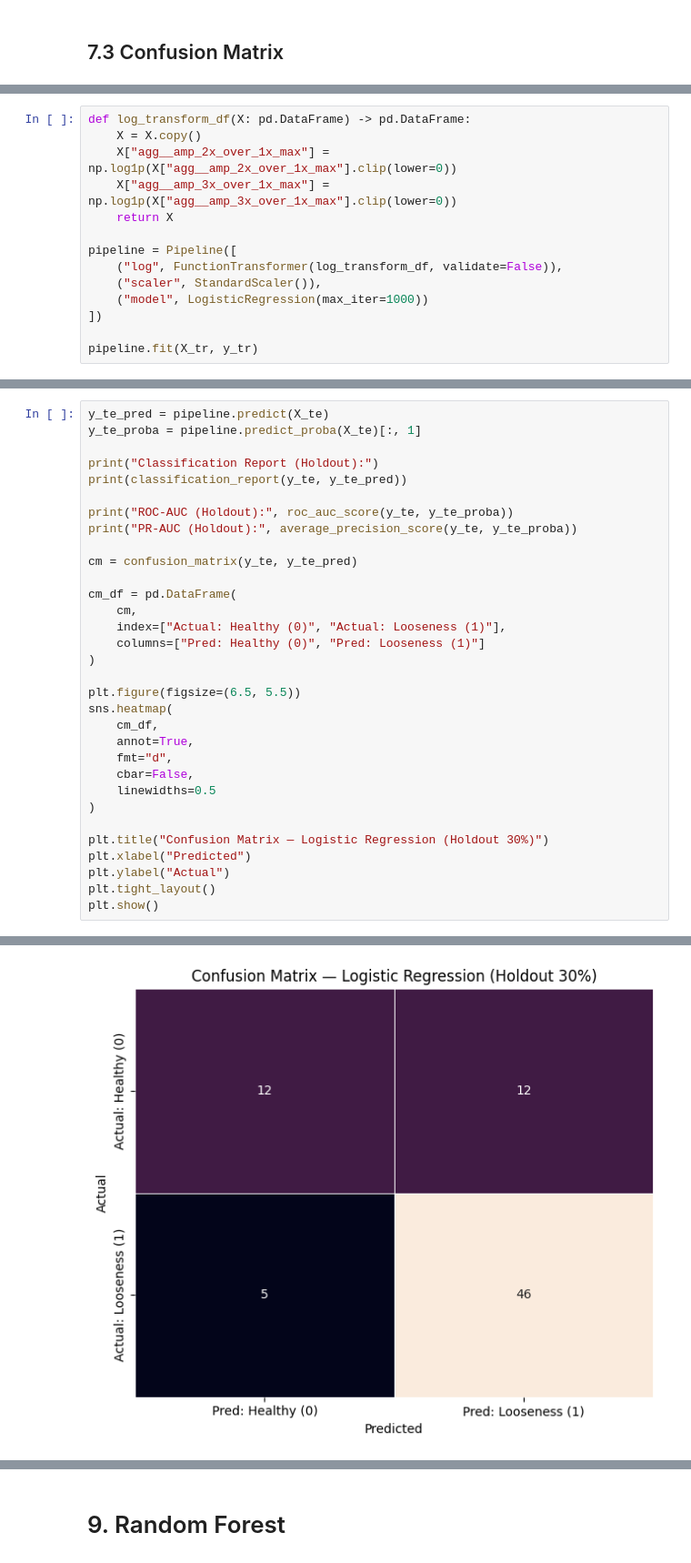
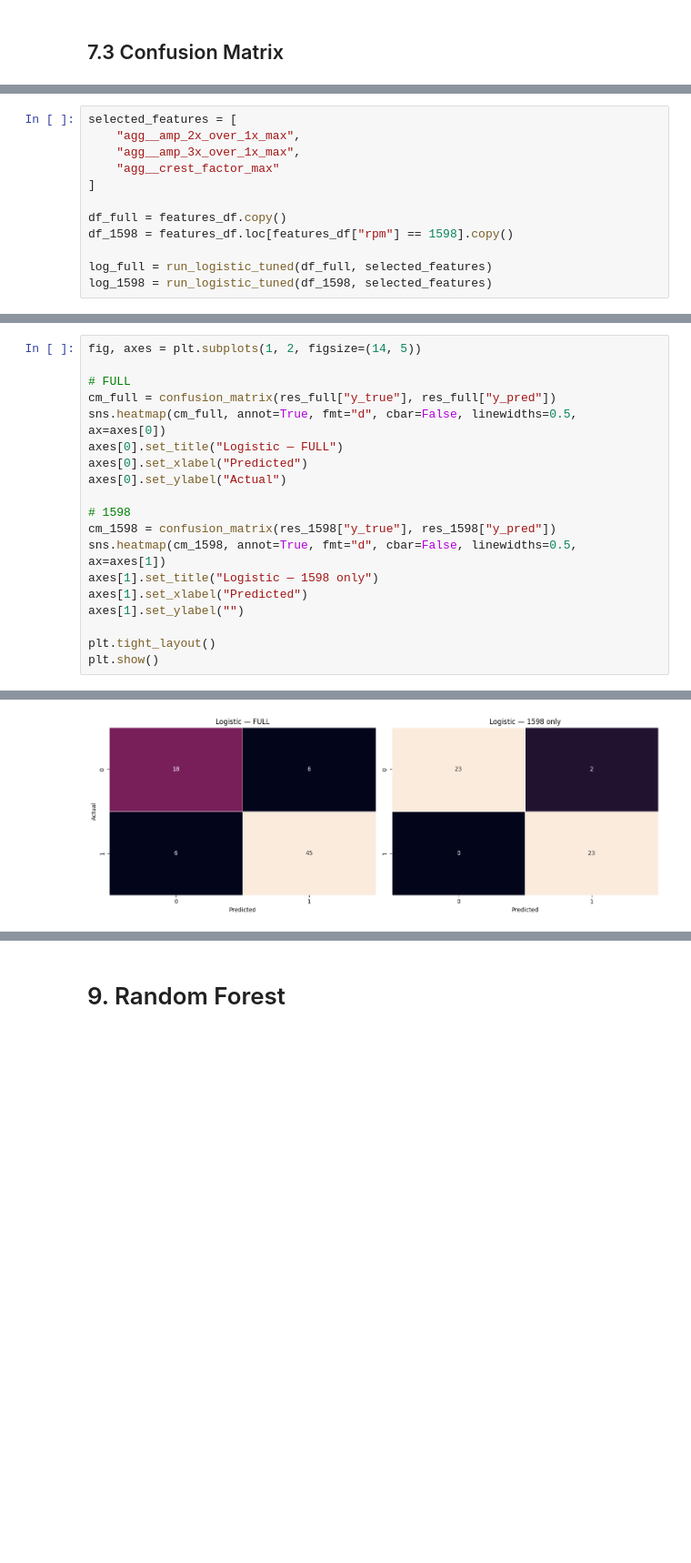
Before and after one commit to marioandrededeus/vibration-condition-monitoring, a Jupyter notebook: notebooks/01_part2_pipeline.ipynb, the cells around one changed output, grey strips where cells are left out. Shown at 91% size. Saved outputs shown, nothing was run; the diff lists cells and outputs as text; blank space fills up the shorter version.

```diff
--- a/notebooks/01_part2_pipeline.ipynb
+++ b/notebooks/01_part2_pipeline.ipynb
@@ -1557,14 +1631,12 @@ X_tr, X_te, y_tr, y_te = train_test_split(
 # %%
-def log_transform_df(X: pd.DataFrame) -> pd.DataFrame:
-    X = X.copy()
-    X["agg__amp_2x_over_1x_max"] = np.log1p(X["agg__amp_2x_over_1x_max"].clip(lower=0))
-    X["agg__amp_3x_over_1x_max"] = np.log1p(X["agg__amp_3x_over_1x_max"].clip(lower=0))
-    return X
+selected_features = [
+    "agg__amp_2x_over_1x_max",
+    "agg__amp_3x_over_1x_max",
+    "agg__crest_factor_max"
+]
 
-pipeline = Pipeline([
-    ("log", FunctionTransformer(log_transform_df, validate=False)),
-    ("scaler", StandardScaler()),
-    ("model", LogisticRegression(max_iter=1000))
-])
+df_full = features_df.copy()
+df_1598 = features_df.loc[features_df["rpm"] == 1598].copy()
 
-pipeline.fit(X_tr, y_tr)
+log_full = run_logistic_tuned(df_full, selected_features)
+log_1598 = run_logistic_tuned(df_1598, selected_features)
@@ -1611,33 +1694,20 @@ cv_summary
 # %%
-y_te_pred = pipeline.predict(X_te)
-y_te_proba = pipeline.predict_proba(X_te)[:, 1]
+fig, axes = plt.subplots(1, 2, figsize=(14, 5))
 
-print("Classification Report (Holdout):")
-print(classification_report(y_te, y_te_pred))
+# FULL
+cm_full = confusion_matrix(res_full["y_true"], res_full["y_pred"])
+sns.heatmap(cm_full, annot=True, fmt="d", cbar=False, linewidths=0.5, ax=axes[0])
+axes[0].set_title("Logistic — FULL")
+axes[0].set_xlabel("Predicted")
+axes[0].set_ylabel("Actual")
 
-print("ROC-AUC (Holdout):", roc_auc_score(y_te, y_te_proba))
-print("PR-AUC (Holdout):", average_precision_score(y_te, y_te_proba))
+# 1598
+cm_1598 = confusion_matrix(res_1598["y_true"], res_1598["y_pred"])
+sns.heatmap(cm_1598, annot=True, fmt="d", cbar=False, linewidths=0.5, ax=axes[1])
+axes[1].set_title("Logistic — 1598 only")
+axes[1].set_xlabel("Predicted")
+axes[1].set_ylabel("")
 
-cm = confusion_matrix(y_te, y_te_pred)
-
-cm_df = pd.DataFrame(
-    cm,
-    index=["Actual: Healthy (0)", "Actual: Looseness (1)"],
-    columns=["Pred: Healthy (0)", "Pred: Looseness (1)"]
-)
-
-plt.figure(figsize=(6.5, 5.5))
-sns.heatmap(
-    cm_df,
-    annot=True,
-    fmt="d",
-    cbar=False,
-    linewidths=0.5
-)
-
-plt.title("Confusion Matrix — Logistic Regression (Holdout 30%)")
-plt.xlabel("Predicted")
-plt.ylabel("Actual")
 plt.tight_layout()
 plt.show()
 # %% [output]
@@ -1656 +1714 @@ PR-AUC (Holdout): 0.8848831604204358
-[figure, old version]
+[figure, new version]
```
Also changed, not shown: parts of 79 cells of this notebook, 3 other files.
